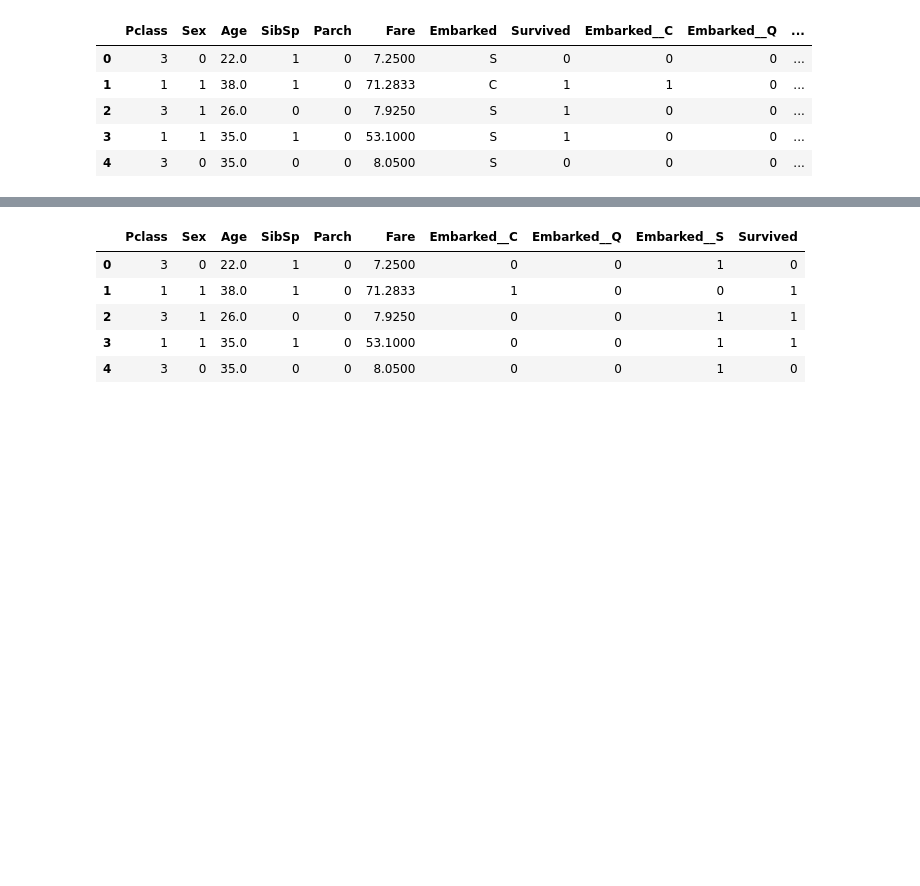
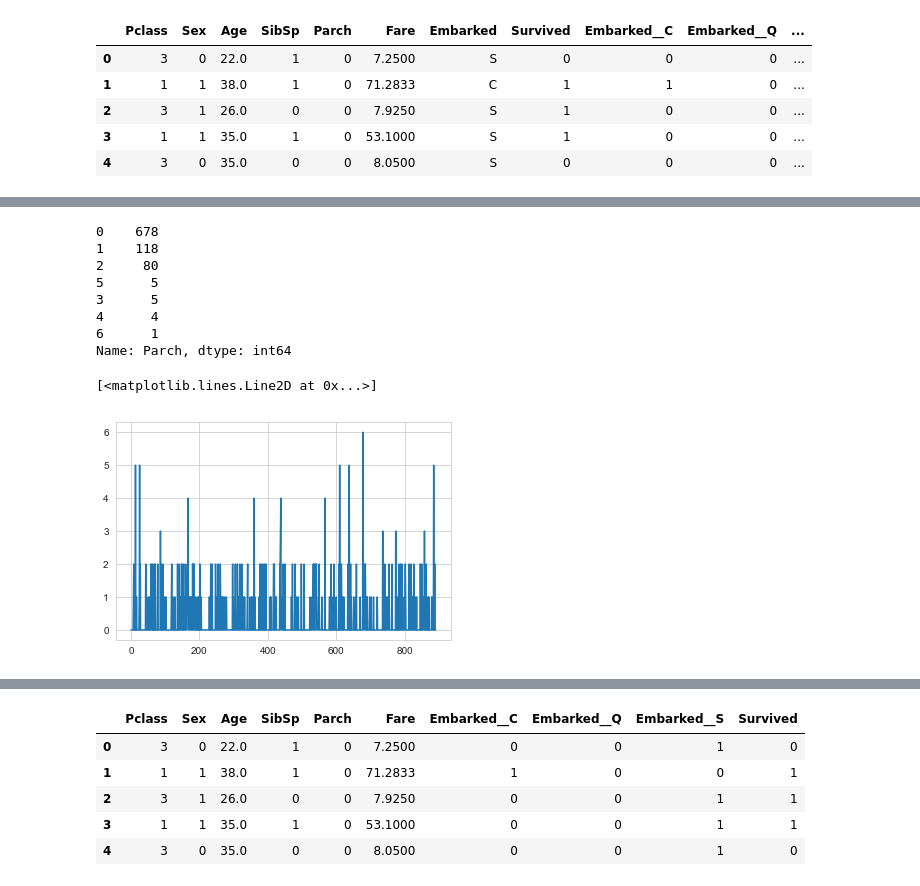
Before and after one commit to Kusumashree475/Python-bootcamp-udemy, a Jupyter notebook: 13-Logistic-Regression/titanic logistic regression.ipynb, the cells around one changed output, grey strips where cells are left out. Cells and saved outputs as stored; diff of their text form; code cells hidden in the pictures; blank space fills up the shorter version.

```diff
--- a/13-Logistic-Regression/titanic logistic regression.ipynb
+++ b/13-Logistic-Regression/titanic logistic regression.ipynb
@@ -193,0 +219,14 @@ new_titanic.head()
+# %%
+display(new_titanic['Parch'].value_counts())
+plt.plot(new_titanic['Parch'])
+# %% [output]
+0    678
+1    118
+2     80
+5      5
+3      5
+4      4
+6      1
+Name: Parch, dtype: int64
+[<matplotlib.lines.Line2D at 0x...>]
+[figure, added]
```
Also changed, not shown: parts of 53 cells of this notebook, 8 other files.
